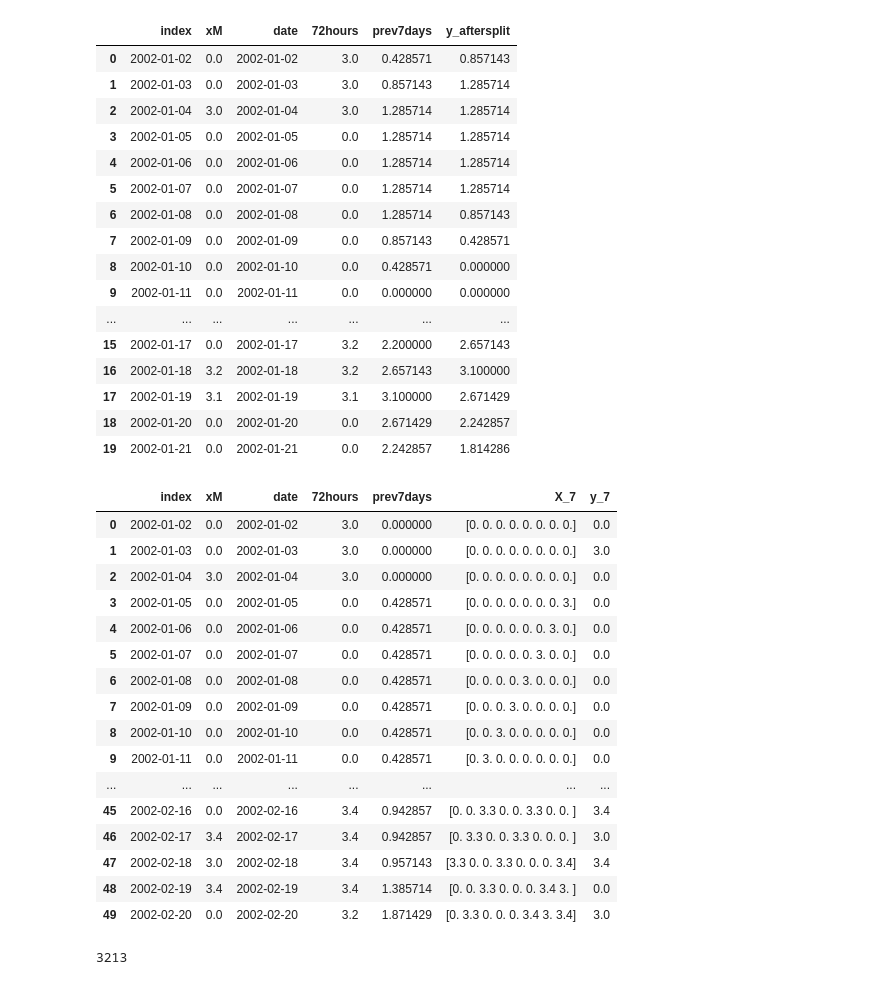
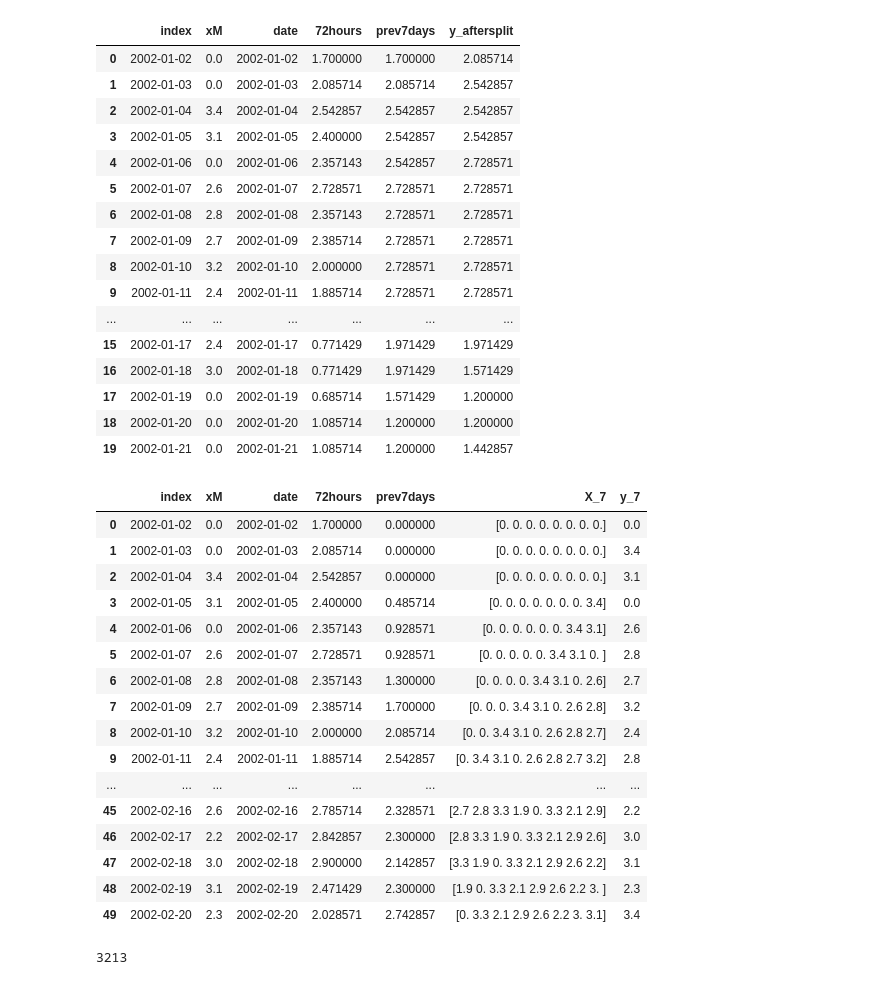
Before and after one commit to SrknMcT/ITUDeprem, a Jupyter notebook: PecnetExperiments/b-EFD to ER SAK Mag.ipynb, the cells around one changed output. Cells and saved outputs as stored; diff of their text form; code cells hidden in the pictures.

```diff
--- a/PecnetExperiments/b-EFD to ER SAK Mag.ipynb
+++ b/PecnetExperiments/b-EFD to ER SAK Mag.ipynb
@@ -36,71 +39,71 @@ def read(station, start, end):
 # %%
 start = np.datetime64('2002-01-01') # enter time range
 end = np.datetime64('2012-12-31') # 2000 to 2040 time range
-DATA_FOLDER = "data/"
+DATA_FOLDER = "../data/"
 STATION_NAME = "54_SAK_UNIV_PROB"
 
 timesSignal, dataSignal = read(DATA_FOLDER + STATION_NAME, start, end)
-energy = pd.read_csv("earthquakes.csv", index_col=0).fillna(0).reset_index()
-energy["date"] = pd.to_datetime(energy["index"])
+mags = pd.read_csv(DATA_FOLDER+"magnitudes.csv", index_col=0).fillna(0).reset_index()
+mags["date"] = pd.to_datetime(mags["index"])
 efd_df = pd.DataFrame({"value":dataSignal}, index=timesSignal)
 #drop_idx = np.argwhere(efd_df.index == pd.to_datetime("2012-12-31 00:00:00")).flatten()[0]#Drop last day
 #efd_df = efd_df.iloc[:drop_idx].copy()
-energy["72hours"] = np.flip(pc.rolling_max(np.flip(energy["xM"].to_numpy()), 3))
-energy = energy.drop(0).reset_index(drop=True)
+mags["72hours"] = np.flip(pc.rolling_op(np.flip(mags["xM"].to_numpy()), 7,np.nanmean))
+mags = mags.drop(0).reset_index(drop=True)
 # %%
-df = energy.copy()
-df["prev7days"] = pc.rolling_op(energy["72hours"].values, 7, np.nanmean, fill=True, step=1)
+df = mags.copy()
+df["prev7days"] = pc.rolling_op(mags["72hours"].values, 7, np.nanmax, fill=True, step=1)
 df["y_aftersplit"] = np.append(df["prev7days"].values[1:], [0])
 df.head(20)
 # %% [output]
 |  | index | xM | date | 72hours | prev7days | y_aftersplit |
-| 0 | 2002-01-02 | 0.0 | 2002-01-02 | 3.0 | 0.428571 | 0.857143 |
-| 1 | 2002-01-03 | 0.0 | 2002-01-03 | 3.0 | 0.857143 | 1.285714 |
-| 2 | 2002-01-04 | 3.0 | 2002-01-04 | 3.0 | 1.285714 | 1.285714 |
-| 3 | 2002-01-05 | 0.0 | 2002-01-05 | 0.0 | 1.285714 | 1.285714 |
-| 4 | 2002-01-06 | 0.0 | 2002-01-06 | 0.0 | 1.285714 | 1.285714 |
-| 5 | 2002-01-07 | 0.0 | 2002-01-07 | 0.0 | 1.285714 | 1.285714 |
-| 6 | 2002-01-08 | 0.0 | 2002-01-08 | 0.0 | 1.285714 | 0.857143 |
-| 7 | 2002-01-09 | 0.0 | 2002-01-09 | 0.0 | 0.857143 | 0.428571 |
-| 8 | 2002-01-10 | 0.0 | 2002-01-10 | 0.0 | 0.428571 | 0.000000 |
-| 9 | 2002-01-11 | 0.0 | 2002-01-11 | 0.0 | 0.000000 | 0.000000 |
+| 0 | 2002-01-02 | 0.0 | 2002-01-02 | 1.700000 | 1.700000 | 2.085714 |
+| 1 | 2002-01-03 | 0.0 | 2002-01-03 | 2.085714 | 2.085714 | 2.542857 |
+| 2 | 2002-01-04 | 3.4 | 2002-01-04 | 2.542857 | 2.542857 | 2.542857 |
+| 3 | 2002-01-05 | 3.1 | 2002-01-05 | 2.400000 | 2.542857 | 2.542857 |
+| 4 | 2002-01-06 | 0.0 | 2002-01-06 | 2.357143 | 2.542857 | 2.728571 |
+| 5 | 2002-01-07 | 2.6 | 2002-01-07 | 2.728571 | 2.728571 | 2.728571 |
+| 6 | 2002-01-08 | 2.8 | 2002-01-08 | 2.357143 | 2.728571 | 2.728571 |
+| 7 | 2002-01-09 | 2.7 | 2002-01-09 | 2.385714 | 2.728571 | 2.728571 |
+| 8 | 2002-01-10 | 3.2 | 2002-01-10 | 2.000000 | 2.728571 | 2.728571 |
+| 9 | 2002-01-11 | 2.4 | 2002-01-11 | 1.885714 | 2.728571 | 2.728571 |
 | ... | ... | ... | ... | ... | ... | ... |
-| 15 | 2002-01-17 | 0.0 | 2002-01-17 | 3.2 | 2.200000 | 2.657143 |
-| 16 | 2002-01-18 | 3.2 | 2002-01-18 | 3.2 | 2.657143 | 3.100000 |
-| 17 | 2002-01-19 | 3.1 | 2002-01-19 | 3.1 | 3.100000 | 2.671429 |
-| 18 | 2002-01-20 | 0.0 | 2002-01-20 | 0.0 | 2.671429 | 2.242857 |
-| 19 | 2002-01-21 | 0.0 | 2002-01-21 | 0.0 | 2.242857 | 1.814286 |
+| 15 | 2002-01-17 | 2.4 | 2002-01-17 | 0.771429 | 1.971429 | 1.971429 |
+| 16 | 2002-01-18 | 3.0 | 2002-01-18 | 0.771429 | 1.971429 | 1.571429 |
+| 17 | 2002-01-19 | 0.0 | 2002-01-19 | 0.685714 | 1.571429 | 1.200000 |
+| 18 | 2002-01-20 | 0.0 | 2002-01-20 | 1.085714 | 1.200000 | 1.200000 |
+| 19 | 2002-01-21 | 0.0 | 2002-01-21 | 1.085714 | 1.200000 | 1.442857 |
 # %%
 pd.set_option('max_colwidth', 160)
 df2 = df.copy()
-df2["prev7days"] =  pc.rolling_op(energy["xM"].values, 7, np.nanmean, fill=True, step=1, include_first=False)
+df2["prev7days"] =  pc.rolling_op(mags["xM"].values, 7, np.nanmean, fill=True, step=1, include_first=False)
 DAILY_WINDOW = 8
-ENERGY_SPLIT_INDEX= int(energy.shape[0] / 100 * 80)
-seventh_data = energy.xM.to_numpy().flatten()
+ENERGY_SPLIT_INDEX= int(mags.shape[0] / 100 * 80)
+seventh_data = mags.xM.to_numpy().flatten()
 X_7, y_7 = pc.get_xy(seventh_data, DAILY_WINDOW, step =1, fill=True, include_first=False)
 df2 = df2.drop(columns=["y_aftersplit"])
 #df2["y_aftersplit"] = np.append(y_train_7, y_test_7)
 df2["X_7"] = [str(x) for x in X_7]
 df2["y_7"] = y_7
 df2.head(50)
 # %% [output]
 |  | index | xM | date | 72hours | prev7days | X_7 | y_7 |
-| 0 | 2002-01-02 | 0.0 | 2002-01-02 | 3.0 | 0.000000 | [0. 0. 0. 0. 0. 0. 0. 0.] | 0.0 |
-| 1 | 2002-01-03 | 0.0 | 2002-01-03 | 3.0 | 0.000000 | [0. 0. 0. 0. 0. 0. 0. 0.] | 3.0 |
-| 2 | 2002-01-04 | 3.0 | 2002-01-04 | 3.0 | 0.000000 | [0. 0. 0. 0. 0. 0. 0. 0.] | 0.0 |
-| 3 | 2002-01-05 | 0.0 | 2002-01-05 | 0.0 | 0.428571 | [0. 0. 0. 0. 0. 0. 0. 3.] | 0.0 |
-| 4 | 2002-01-06 | 0.0 | 2002-01-06 | 0.0 | 0.428571 | [0. 0. 0. 0. 0. 0. 3. 0.] | 0.0 |
-| 5 | 2002-01-07 | 0.0 | 2002-01-07 | 0.0 | 0.428571 | [0. 0. 0. 0. 0. 3. 0. 0.] | 0.0 |
-| 6 | 2002-01-08 | 0.0 | 2002-01-08 | 0.0 | 0.428571 | [0. 0. 0. 0. 3. 0. 0. 0.] | 0.0 |
-| 7 | 2002-01-09 | 0.0 | 2002-01-09 | 0.0 | 0.428571 | [0. 0. 0. 3. 0. 0. 0. 0.] | 0.0 |
-| 8 | 2002-01-10 | 0.0 | 2002-01-10 | 0.0 | 0.428571 | [0. 0. 3. 0. 0. 0. 0. 0.] | 0.0 |
-| 9 | 2002-01-11 | 0.0 | 2002-01-11 | 0.0 | 0.428571 | [0. 3. 0. 0. 0. 0. 0. 0.] | 0.0 |
+| 0 | 2002-01-02 | 0.0 | 2002-01-02 | 1.700000 | 0.000000 | [0. 0. 0. 0. 0. 0. 0. 0.] | 0.0 |
+| 1 | 2002-01-03 | 0.0 | 2002-01-03 | 2.085714 | 0.000000 | [0. 0. 0. 0. 0. 0. 0. 0.] | 3.4 |
+| 2 | 2002-01-04 | 3.4 | 2002-01-04 | 2.542857 | 0.000000 | [0. 0. 0. 0. 0. 0. 0. 0.] | 3.1 |
+| 3 | 2002-01-05 | 3.1 | 2002-01-05 | 2.400000 | 0.485714 | [0. 0. 0. 0. 0. 0. 0. 3.4] | 0.0 |
+| 4 | 2002-01-06 | 0.0 | 2002-01-06 | 2.357143 | 0.928571 | [0. 0. 0. 0. 0. 0. 3.4 3.1] | 2.6 |
+| 5 | 2002-01-07 | 2.6 | 2002-01-07 | 2.728571 | 0.928571 | [0. 0. 0. 0. 0. 3.4 3.1 0. ] | 2.8 |
+| 6 | 2002-01-08 | 2.8 | 2002-01-08 | 2.357143 | 1.300000 | [0. 0. 0. 0. 3.4 3.1 0. 2.6] | 2.7 |
+| 7 | 2002-01-09 | 2.7 | 2002-01-09 | 2.385714 | 1.700000 | [0. 0. 0. 3.4 3.1 0. 2.6 2.8] | 3.2 |
+| 8 | 2002-01-10 | 3.2 | 2002-01-10 | 2.000000 | 2.085714 | [0. 0. 3.4 3.1 0. 2.6 2.8 2.7] | 2.4 |
+| 9 | 2002-01-11 | 2.4 | 2002-01-11 | 1.885714 | 2.542857 | [0. 3.4 3.1 0. 2.6 2.8 2.7 3.2] | 2.8 |
 | ... | ... | ... | ... | ... | ... | ... | ... |
-| 45 | 2002-02-16 | 0.0 | 2002-02-16 | 3.4 | 0.942857 | [0. 0. 3.3 0. 0. 3.3 0. 0. ] | 3.4 |
-| 46 | 2002-02-17 | 3.4 | 2002-02-17 | 3.4 | 0.942857 | [0. 3.3 0. 0. 3.3 0. 0. 0. ] | 3.0 |
-| 47 | 2002-02-18 | 3.0 | 2002-02-18 | 3.4 | 0.957143 | [3.3 0. 0. 3.3 0. 0. 0. 3.4] | 3.4 |
-| 48 | 2002-02-19 | 3.4 | 2002-02-19 | 3.4 | 1.385714 | [0. 0. 3.3 0. 0. 0. 3.4 3. ] | 0.0 |
-| 49 | 2002-02-20 | 0.0 | 2002-02-20 | 3.2 | 1.871429 | [0. 3.3 0. 0. 0. 3.4 3. 3.4] | 3.0 |
+| 45 | 2002-02-16 | 2.6 | 2002-02-16 | 2.785714 | 2.328571 | [2.7 2.8 3.3 1.9 0. 3.3 2.1 2.9] | 2.2 |
+| 46 | 2002-02-17 | 2.2 | 2002-02-17 | 2.842857 | 2.300000 | [2.8 3.3 1.9 0. 3.3 2.1 2.9 2.6] | 3.0 |
+| 47 | 2002-02-18 | 3.0 | 2002-02-18 | 2.900000 | 2.142857 | [3.3 1.9 0. 3.3 2.1 2.9 2.6 2.2] | 3.1 |
+| 48 | 2002-02-19 | 3.1 | 2002-02-19 | 2.471429 | 2.300000 | [1.9 0. 3.3 2.1 2.9 2.6 2.2 3. ] | 2.3 |
+| 49 | 2002-02-20 | 2.3 | 2002-02-20 | 2.028571 | 2.742857 | [0. 3.3 2.1 2.9 2.6 2.2 3. 3.1] | 3.4 |
 # %%
 means = []
 stds = []
```
Also changed, not shown: parts of 27 cells of this notebook, 1 other file.
